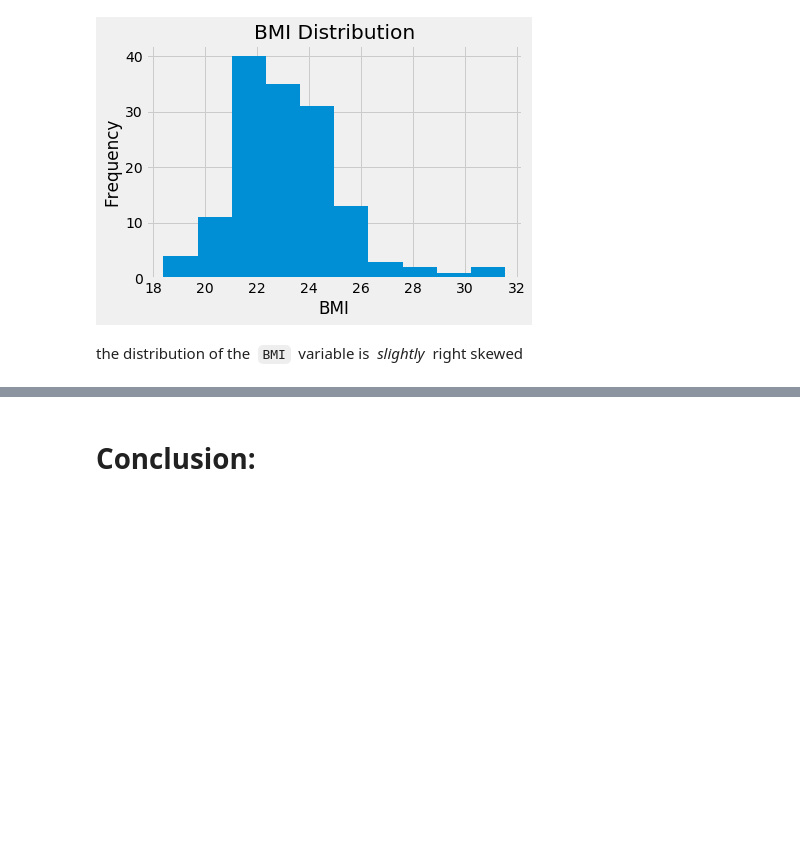
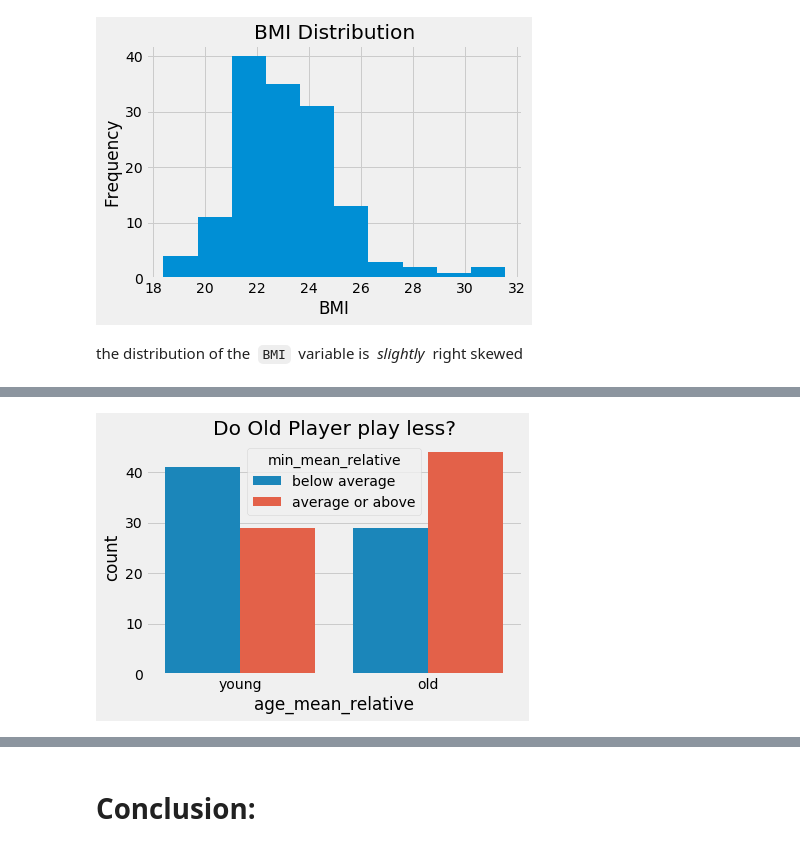
Before and after one commit to VictorOmondi1997/Statistics-Fundamentals, a Jupyter notebook: Frequency Distributions.ipynb, the cells around one changed output, grey strips where cells are left out. Saved outputs shown, nothing was run; the diff lists cells and outputs as text; code cells hidden in the pictures; blank space fills up the shorter version.

```diff
--- a/Frequency Distributions.ipynb
+++ b/Frequency Distributions.ipynb
@@ -549,0 +706,5 @@ the distribution of the  `BMI`  variable is  *slightly*  right skewed
+# %%
+wnba['age_mean_relative'] = wnba['Age'].apply(lambda x: 'old' if x >= 27 else 'young')
+wnba['min_mean_relative'] = wnba['MIN'].apply(lambda x: 'average or above' if x >= 497 else 'below average')
+
+wnba[['Name', 'Age', 'age_mean_relative', 'MIN', 'min_mean_relative']].head()
@@ -549,0 +718,6 @@ the distribution of the  `BMI`  variable is  *slightly*  right skewed
+# %%
+sns.countplot(data=wnba, x='age_mean_relative', hue='min_mean_relative')
+plt.title('Do Old Player play less?')
+plt.show()
+# %% [output]
+[figure, added]
```
Also changed, not shown: parts of 34 cells of this notebook.
